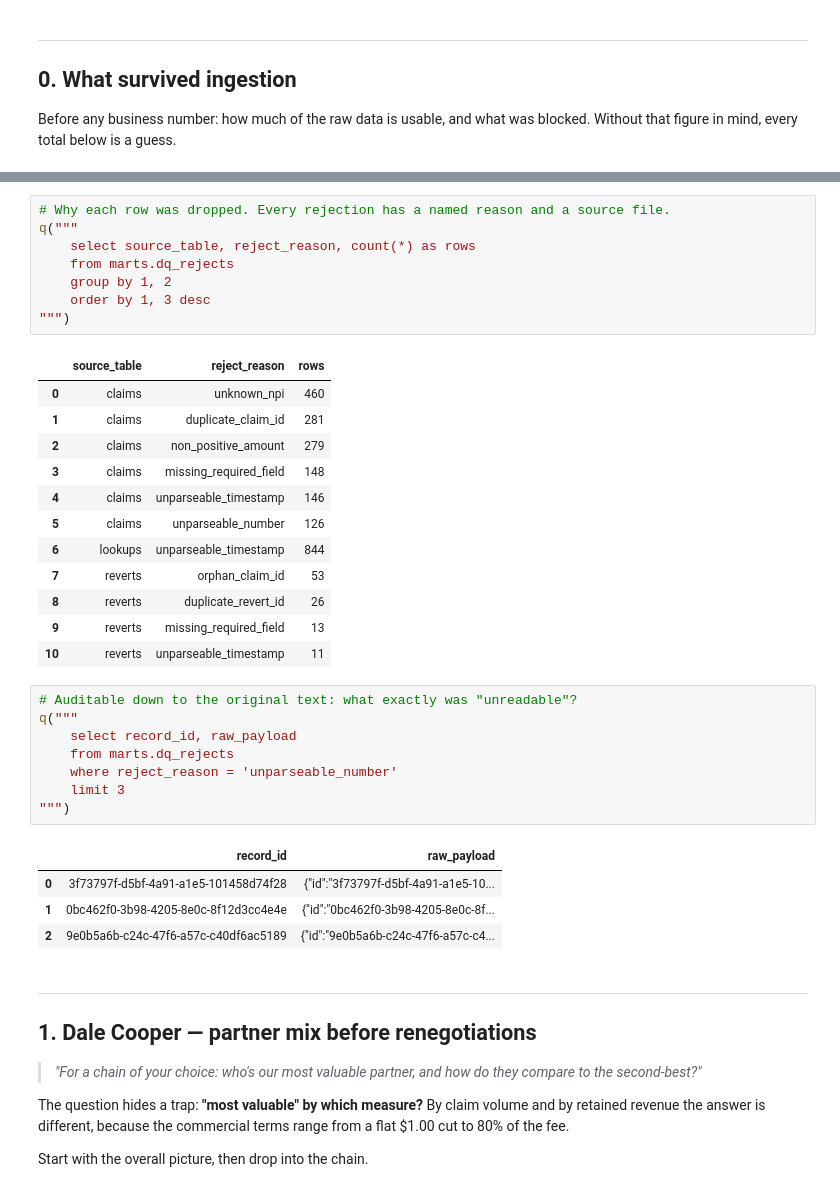
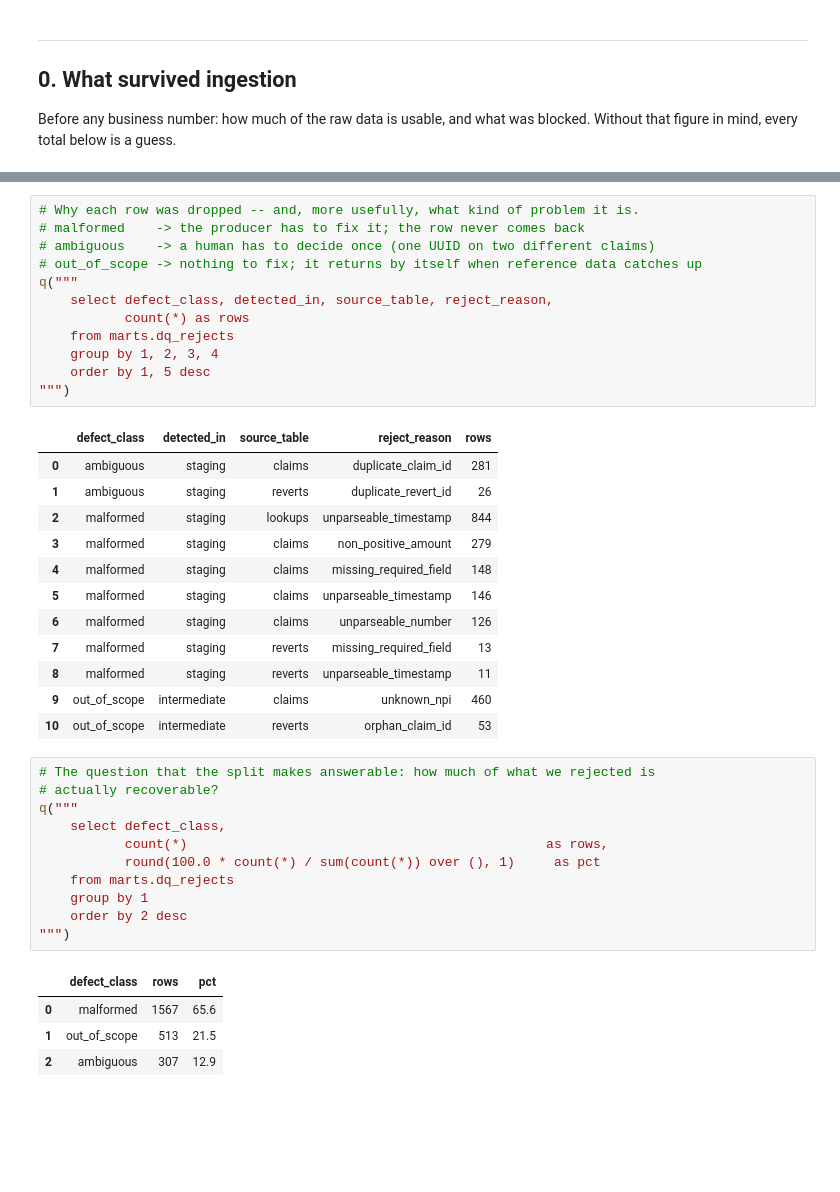
Before and after one commit to LuisAltero/white_lodge_savings, a Jupyter notebook: analysis/analysis.ipynb, the cells around one changed output, grey strips where cells are left out. Cells and saved outputs as stored; diff of their text form; blank space fills up the shorter version.

Commit message:
Moving data quality validations to the intermediate layer and simplifying the Python code.

```diff
--- a/analysis/analysis.ipynb
+++ b/analysis/analysis.ipynb
@@ -89,46 +98,41 @@ kpi([
 # %%
-# Why each row was dropped. Every rejection has a named reason and a source file.
+# Why each row was dropped -- and, more usefully, what kind of problem it is.
+# malformed    -> the producer has to fix it; the row never comes back
+# ambiguous    -> a human has to decide once (one UUID on two different claims)
+# out_of_scope -> nothing to fix; it returns by itself when reference data catches up
 q("""
-    select source_table, reject_reason, count(*) as rows
+    select defect_class, detected_in, source_table, reject_reason,
+           count(*) as rows
     from marts.dq_rejects
-    group by 1, 2
-    order by 1, 3 desc
+    group by 1, 2, 3, 4
+    order by 1, 5 desc
 """)
 # %% [output]
-|  | source_table | reject_reason | rows |
-| 0 | claims | unknown_npi | 460 |
-| 1 | claims | duplicate_claim_id | 281 |
-| 2 | claims | non_positive_amount | 279 |
-| 3 | claims | missing_required_field | 148 |
-| 4 | claims | unparseable_timestamp | 146 |
-| 5 | claims | unparseable_number | 126 |
-| 6 | lookups | unparseable_timestamp | 844 |
-| 7 | reverts | orphan_claim_id | 53 |
-| 8 | reverts | duplicate_revert_id | 26 |
-| 9 | reverts | missing_required_field | 13 |
-| 10 | reverts | unparseable_timestamp | 11 |
+|  | defect_class | detected_in | source_table | reject_reason | rows |
+| 0 | ambiguous | staging | claims | duplicate_claim_id | 281 |
+| 1 | ambiguous | staging | reverts | duplicate_revert_id | 26 |
+| 2 | malformed | staging | lookups | unparseable_timestamp | 844 |
+| 3 | malformed | staging | claims | non_positive_amount | 279 |
+| 4 | malformed | staging | claims | missing_required_field | 148 |
+| 5 | malformed | staging | claims | unparseable_timestamp | 146 |
+| 6 | malformed | staging | claims | unparseable_number | 126 |
+| 7 | malformed | staging | reverts | missing_required_field | 13 |
+| 8 | malformed | staging | reverts | unparseable_timestamp | 11 |
+| 9 | out_of_scope | intermediate | claims | unknown_npi | 460 |
+| 10 | out_of_scope | intermediate | reverts | orphan_claim_id | 53 |
 # %%
-# Auditable down to the original text: what exactly was "unreadable"?
+# The question that the split makes answerable: how much of what we rejected is
+# actually recoverable?
 q("""
-    select record_id, raw_payload
+    select defect_class,
+           count(*)                                              as rows,
+           round(100.0 * count(*) / sum(count(*)) over (), 1)     as pct
     from marts.dq_rejects
-    where reject_reason = 'unparseable_number'
-    limit 3
+    group by 1
+    order by 2 desc
 """)
 # %% [output]
-|  | record_id | raw_payload |
-| 0 | 3f73797f-d5bf-4a91-a1e5-101458d74f28 | {"id":"3f73797f-d5bf-4a91-a1e5-10... |
-| 1 | 0bc462f0-3b98-4205-8e0c-8f12d3cc4e4e | {"id":"0bc462f0-3b98-4205-8e0c-8f... |
-| 2 | 9e0b5a6b-c24c-47f6-a57c-c40df6ac5189 | {"id":"9e0b5a6b-c24c-47f6-a57c-c4... |
+|  | defect_class | rows | pct |
+| 0 | malformed | 1567 | 65.6 |
+| 1 | out_of_scope | 513 | 21.5 |
+| 2 | ambiguous | 307 | 12.9 |
-# %% [markdown]
----
-## 1. Dale Cooper — partner mix before renegotiations
-
-> *"For a chain of your choice: who's our most valuable partner, and how do they
-> compare to the second-best?"*
-
-The question hides a trap: **"most valuable" by which measure?** By claim volume
-and by retained revenue the answer is different, because the commercial terms
-range from a flat $1.00 cut to 80% of the fee.
-
-Start with the overall picture, then drop into the chain.
```
Also changed, not shown: parts of 35 cells of this notebook, 26 other files.
